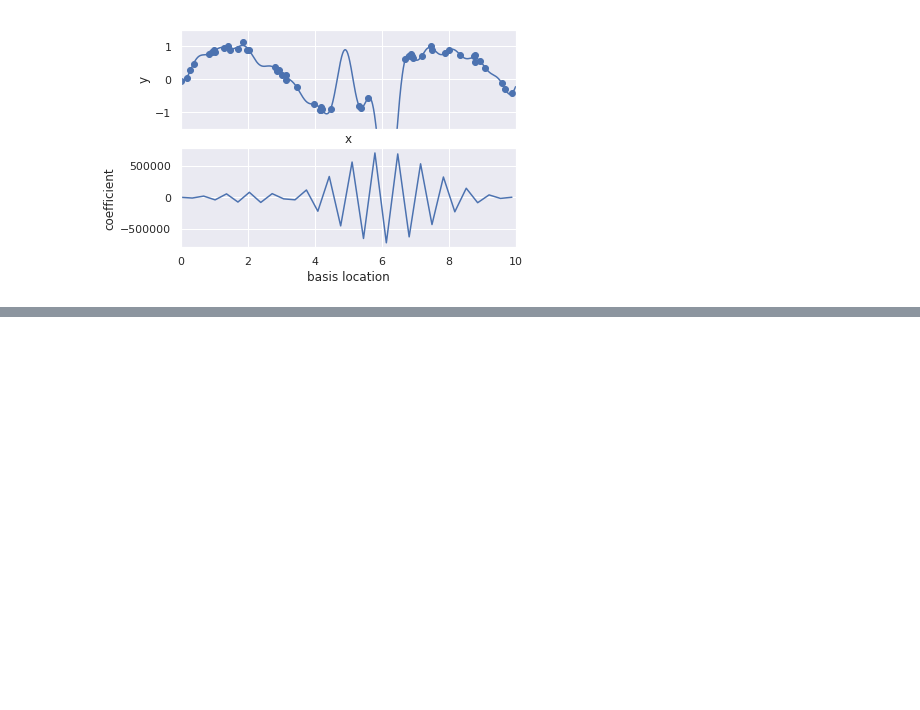
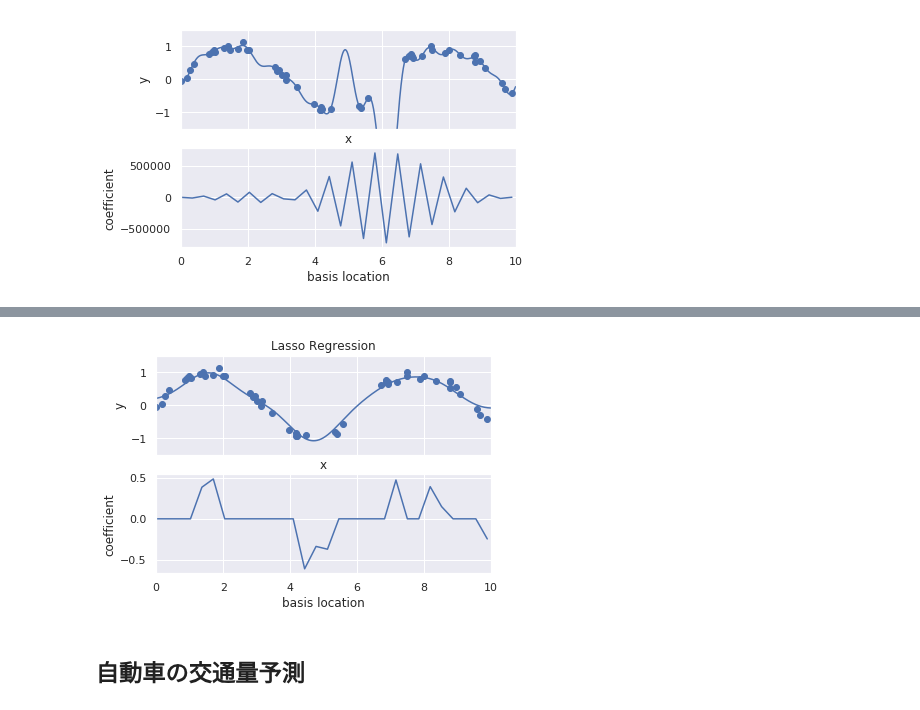
Before and after one commit to thimi0412/PythonDataScinence, a Jupyter notebook: scikit-lean-pra/linear_regression.ipynb, the cells around one changed output, grey strips where cells are left out. Saved outputs shown, nothing was run; the diff lists cells and outputs as text; code cells hidden in the pictures; blank space fills up the shorter version.

```diff
--- a/scikit-lean-pra/linear_regression.ipynb
+++ b/scikit-lean-pra/linear_regression.ipynb
@@ -155,0 +169,7 @@ basis_plot(model)
+# %%
+model = make_pipeline(GaussianFeatures(30), Lasso(alpha=0.01))
+basis_plot(model, title='Lasso Regression')
+# %% [output]
+[figure, added]
+# %% [markdown]
+## 自動車の交通量予測
```
Also changed, not shown: parts of 24 cells of this notebook.
